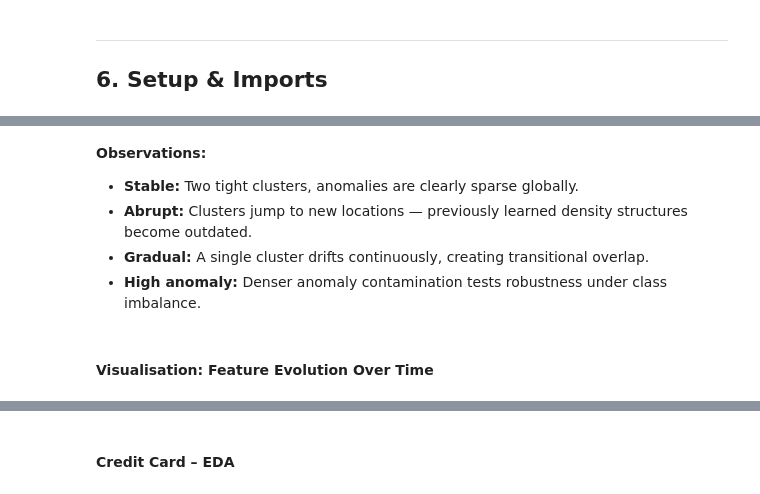
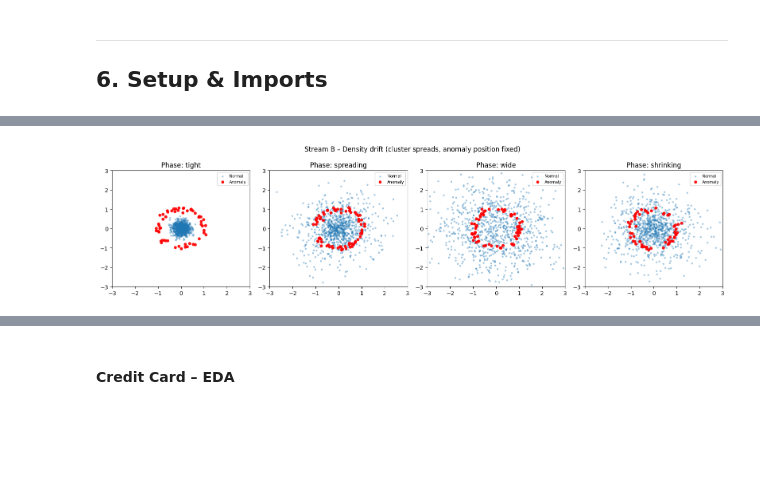
Before and after one commit to gjoliveira/Incremental-LOF, a Jupyter notebook: notebook_reorganised.ipynb, the cells around one changed output, grey strips where cells are left out. Cells and saved outputs as stored; diff of their text form; code cells hidden in the pictures; blank space fills up the shorter version.

```diff
--- a/notebook_reorganised.ipynb
+++ b/notebook_reorganised.ipynb
@@ -214,27 +302,16 @@ print(f"Stream size: {len(synthetic_stream)} | Anomaly rate: {df_synth['label'].
 # %%
-PHASE_COLORS = {"stable": "steelblue", "abrupt": "orange",
-               "gradual": "green", "anomaly": "red"}
-
 fig, axes = plt.subplots(1, 4, figsize=(16, 4))
-
-for ax, phase in zip(axes, ["stable", "abrupt", "gradual", "anomaly"]):
-    sub = df_synth[df_synth["phase"] == phase]
+for ax, phase in zip(axes, ["tight", "spreading", "wide", "shrinking"]):
+    sub = df_density[df_density["phase"] == phase]
     ax.scatter(sub[sub["label"]==0]["x1"], sub[sub["label"]==0]["x2"],
-               s=8, alpha=0.4, label="Normal")
+               s=6, alpha=0.3, label="Normal")
     ax.scatter(sub[sub["label"]==1]["x1"], sub[sub["label"]==1]["x2"],
                s=20, alpha=0.9, c="red", label="Anomaly")
     ax.set_title(f"Phase: {phase}")
-    ax.set_xlabel("x1"); ax.set_ylabel("x2")
+    ax.set_xlim(-3, 3); ax.set_ylim(-3, 3)
     ax.legend(fontsize=7)
-
-plt.suptitle("Synthetic stream – per-phase structure", y=1.02)
+plt.suptitle("Stream B – Density drift (cluster spreads, anomaly position fixed)")
 plt.tight_layout()
 plt.show()
+# %% [output]
+[figure, added]
-# %% [markdown]
-**Observations:**
-- **Stable:** Two tight clusters, anomalies are clearly sparse globally.
-- **Abrupt:** Clusters jump to new locations — previously learned density structures become outdated.
-- **Gradual:** A single cluster drifts continuously, creating transitional overlap.
-- **High anomaly:** Denser anomaly contamination tests robustness under class imbalance.
-# %% [markdown]
-#### Visualisation: Feature Evolution Over Time
```
Also changed, not shown: parts of 82 cells of this notebook, 1 other file.
